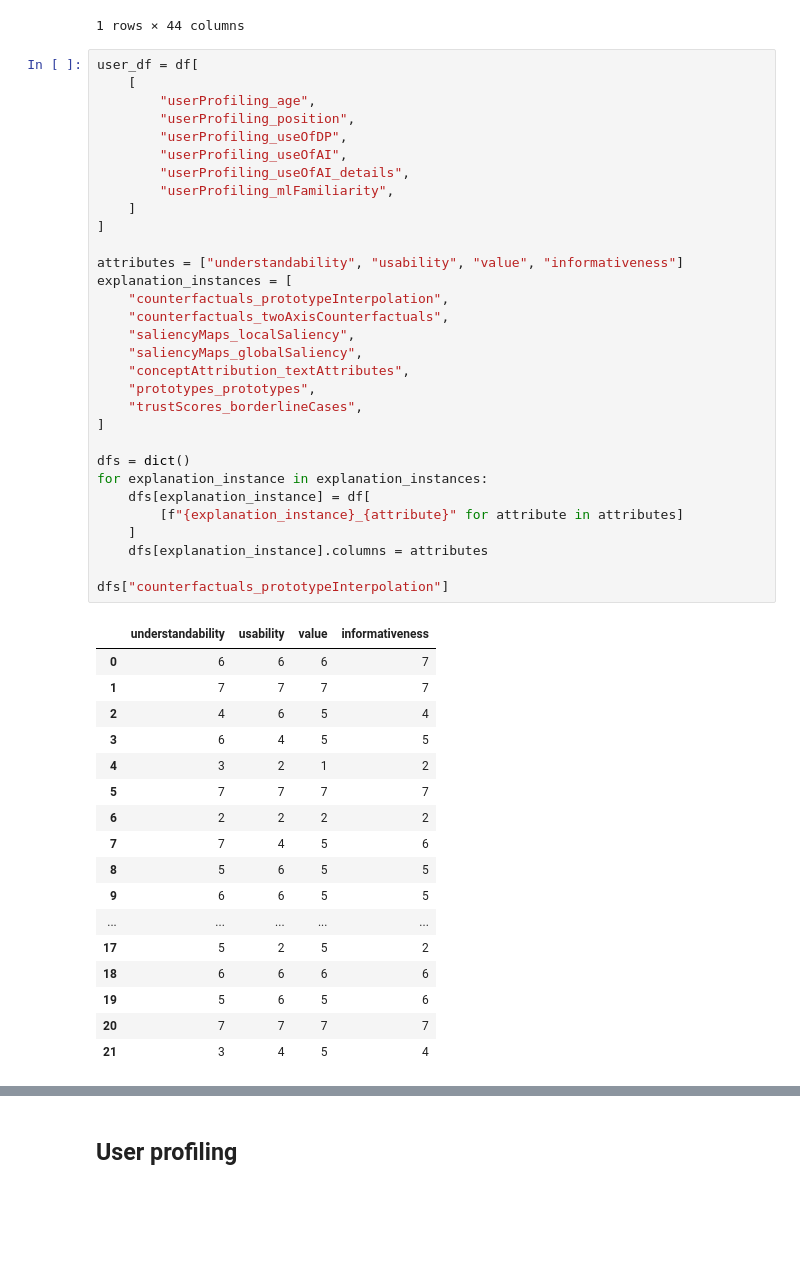
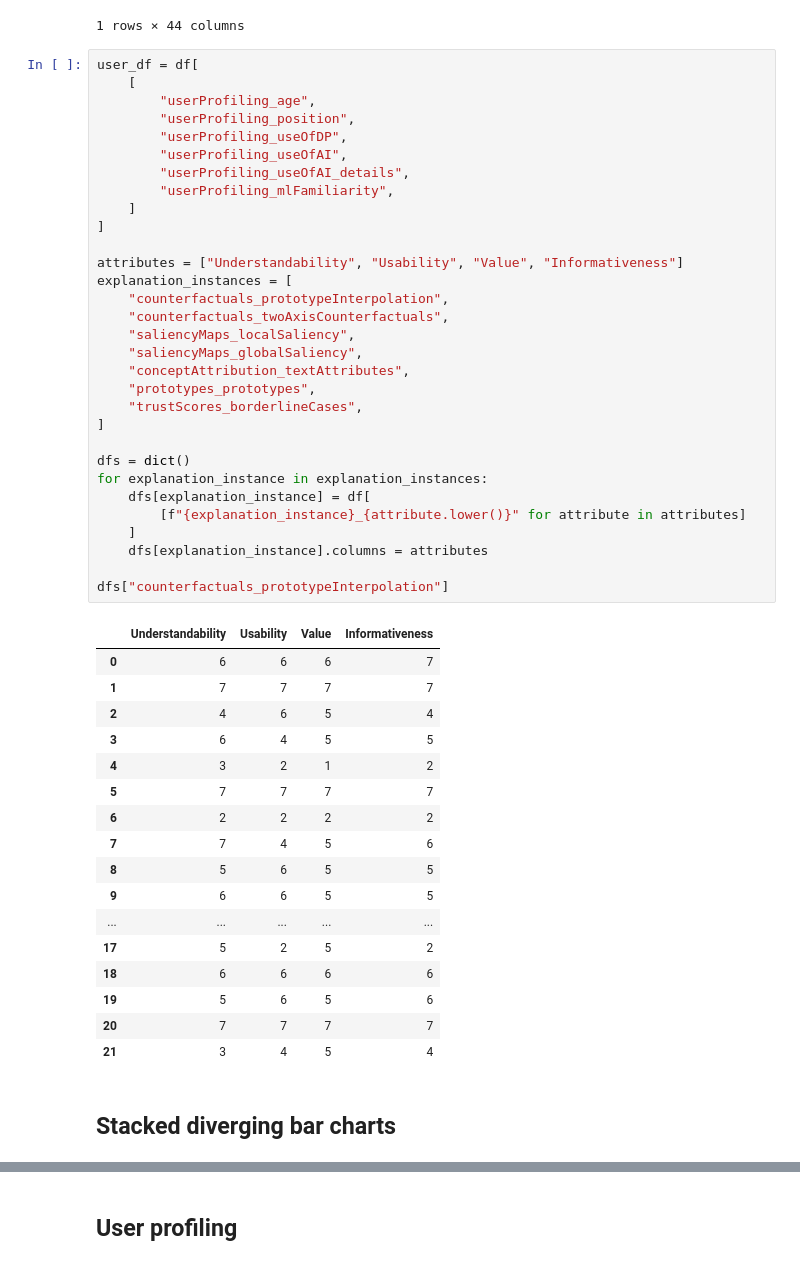
Before and after one commit to theodore-evans/xai-in-digital-pathology, a Jupyter notebook: DataProcessing/data_processing.ipynb, the cells around one changed output, grey strips where cells are left out. Saved outputs shown, nothing was run; the diff lists cells and outputs as text; blank space fills up the shorter version.

```diff
--- a/DataProcessing/data_processing.ipynb
+++ b/DataProcessing/data_processing.ipynb
@@ -35,36 +37,36 @@ df.loc[[0]]
 # %%
 user_df = df[
     [
         "userProfiling_age",
         "userProfiling_position",
         "userProfiling_useOfDP",
         "userProfiling_useOfAI",
         "userProfiling_useOfAI_details",
         "userProfiling_mlFamiliarity",
     ]
 ]
 
-attributes = ["understandability", "usability", "value", "informativeness"]
+attributes = ["Understandability", "Usability", "Value", "Informativeness"]
 explanation_instances = [
     "counterfactuals_prototypeInterpolation",
     "counterfactuals_twoAxisCounterfactuals",
     "saliencyMaps_localSaliency",
     "saliencyMaps_globalSaliency",
     "conceptAttribution_textAttributes",
     "prototypes_prototypes",
     "trustScores_borderlineCases",
 ]
 
 dfs = dict()
 for explanation_instance in explanation_instances:
     dfs[explanation_instance] = df[
-        [f"{explanation_instance}_{attribute}" for attribute in attributes]
+        [f"{explanation_instance}_{attribute.lower()}" for attribute in attributes]
     ]
     dfs[explanation_instance].columns = attributes
 
 dfs["counterfactuals_prototypeInterpolation"]
 # %% [output]
-|  | understandability | usability | value | informativeness |
+|  | Understandability | Usability | Value | Informativeness |
 | 0 | 6 | 6 | 6 | 7 |
 | 1 | 7 | 7 | 7 | 7 |
 | 2 | 4 | 6 | 5 | 4 |
@@ -81,4 +83,6 @@ dfs["counterfactuals_prototypeInterpolation"]
 | 19 | 5 | 6 | 5 | 6 |
 | 20 | 7 | 7 | 7 | 7 |
 | 21 | 3 | 4 | 5 | 4 |
+# %% [markdown]
+## Stacked diverging bar charts
 # %%
```
Also changed, not shown: parts of 5 cells of this notebook, 7 other files.
